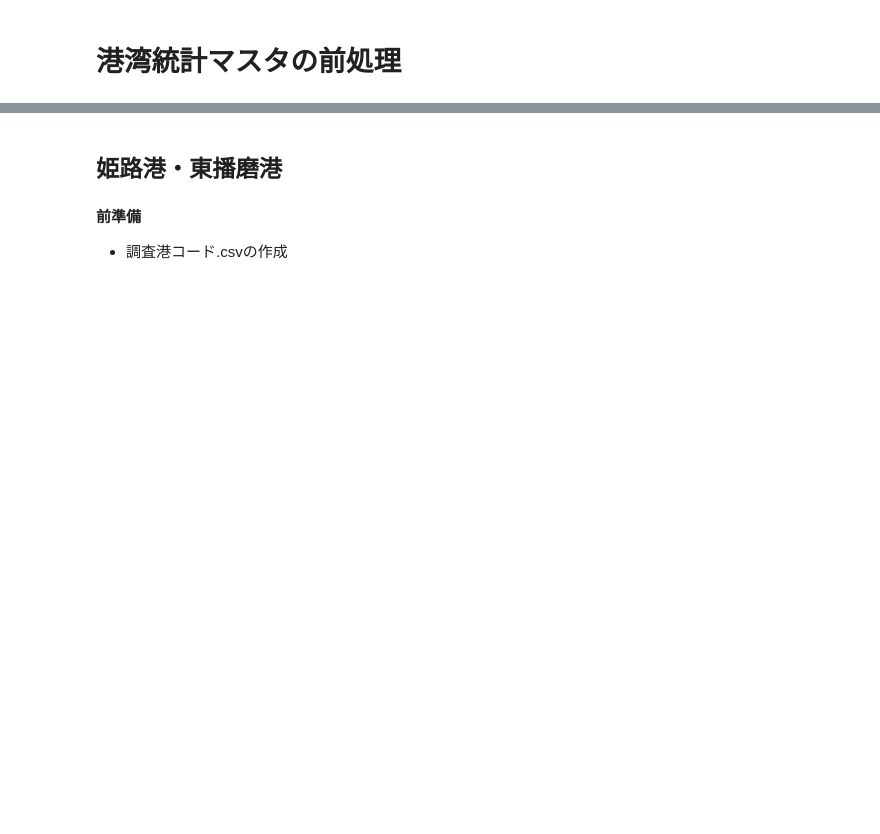
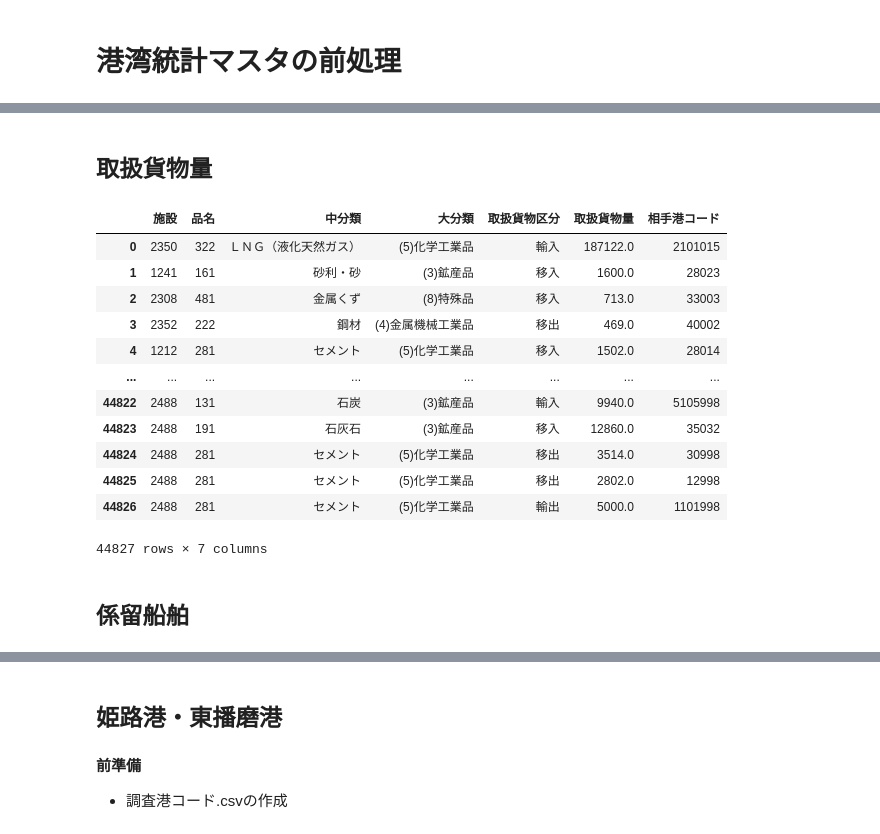
Before and after one commit to dicechick373/google-colab, a Jupyter notebook: 2022_kouwan/港湾統計（兵庫県）.ipynb, the cells around one changed output, grey strips where cells are left out. Cells and saved outputs as stored; diff of their text form; code cells hidden in the pictures; blank space fills up the shorter version.

```diff
--- a/2022_kouwan/港湾統計（兵庫県）.ipynb
+++ b/2022_kouwan/港湾統計（兵庫県）.ipynb
@@ -17,0 +48,5 @@ drive.mount('/content/drive')
+# %%
+path = '/content/drive/MyDrive/港湾統計（兵庫県）/港湾統計マスタ_2021.csv'
+
+df_quay = quay(path)
+df_quay
@@ -17,0 +67,2 @@ drive.mount('/content/drive')
+# %% [markdown]
+## 取扱貨物量
@@ -17,0 +121,21 @@ drive.mount('/content/drive')
+# %%
+path = '/content/drive/MyDrive/港湾統計（兵庫県）/港湾統計マスタ_2021.csv'
+
+df_cargo = cargo(path)
+df_cargo
+# %% [output]
+|  | 施設 | 品名 | 中分類 | 大分類 | 取扱貨物区分 | 取扱貨物量 | 相手港コード |
+| 0 | 2350 | 322 | ＬＮＧ（液化天然ガス） | (5)化学工業品 | 輸入 | 187122.0 | 2101015 |
+| 1 | 1241 | 161 | 砂利・砂 | (3)鉱産品 | 移入 | 1600.0 | 28023 |
+| 2 | 2308 | 481 | 金属くず | (8)特殊品 | 移入 | 713.0 | 33003 |
+| 3 | 2352 | 222 | 鋼材 | (4)金属機械工業品 | 移出 | 469.0 | 40002 |
+| 4 | 1212 | 281 | セメント | (5)化学工業品 | 移入 | 1502.0 | 28014 |
+| ... | ... | ... | ... | ... | ... | ... | ... |
+| 44822 | 2488 | 131 | 石炭 | (3)鉱産品 | 輸入 | 9940.0 | 5105998 |
+| 44823 | 2488 | 191 | 石灰石 | (3)鉱産品 | 移入 | 12860.0 | 35032 |
+| 44824 | 2488 | 281 | セメント | (5)化学工業品 | 移出 | 3514.0 | 30998 |
+| 44825 | 2488 | 281 | セメント | (5)化学工業品 | 移出 | 2802.0 | 12998 |
+| 44826 | 2488 | 281 | セメント | (5)化学工業品 | 輸出 | 5000.0 | 1101998 |
+44827 rows × 7 columns
+# %% [markdown]
+## 係留船舶
```
Also changed, not shown: parts of 14 cells of this notebook.
